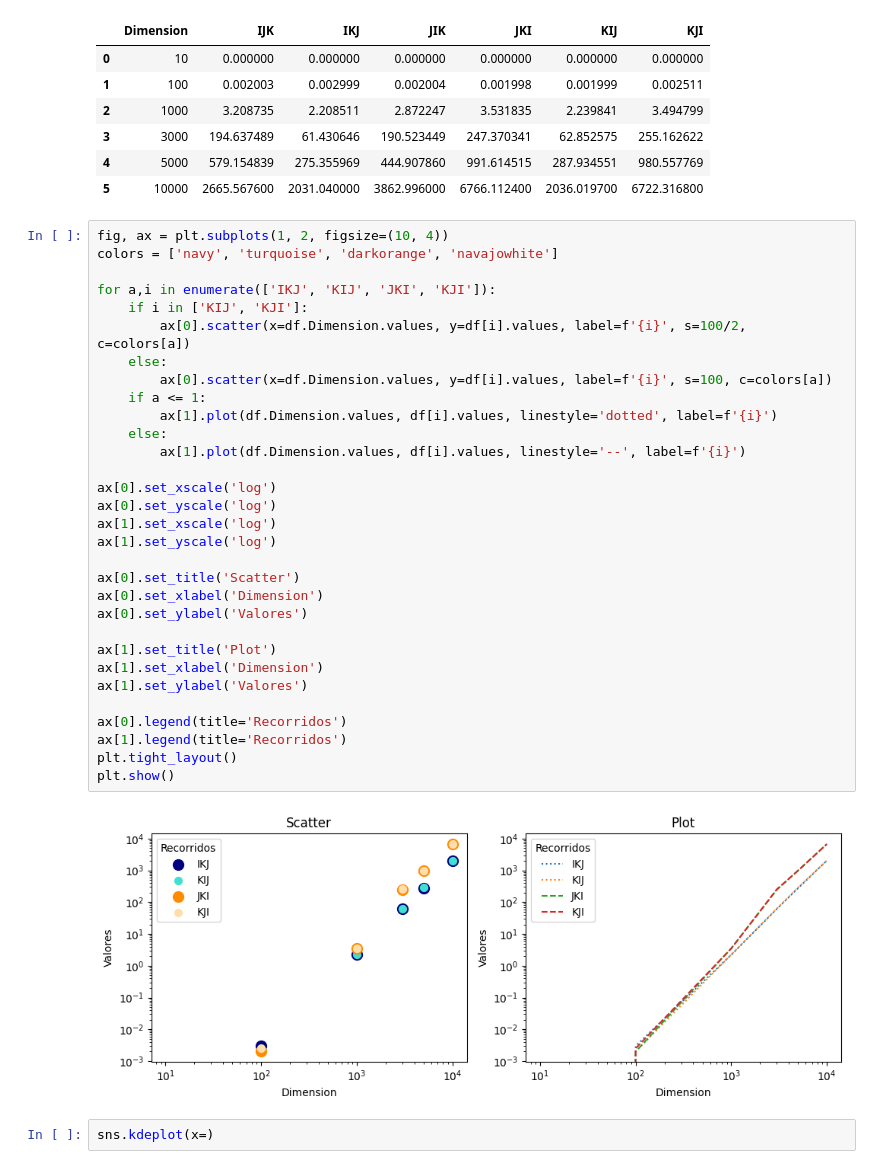
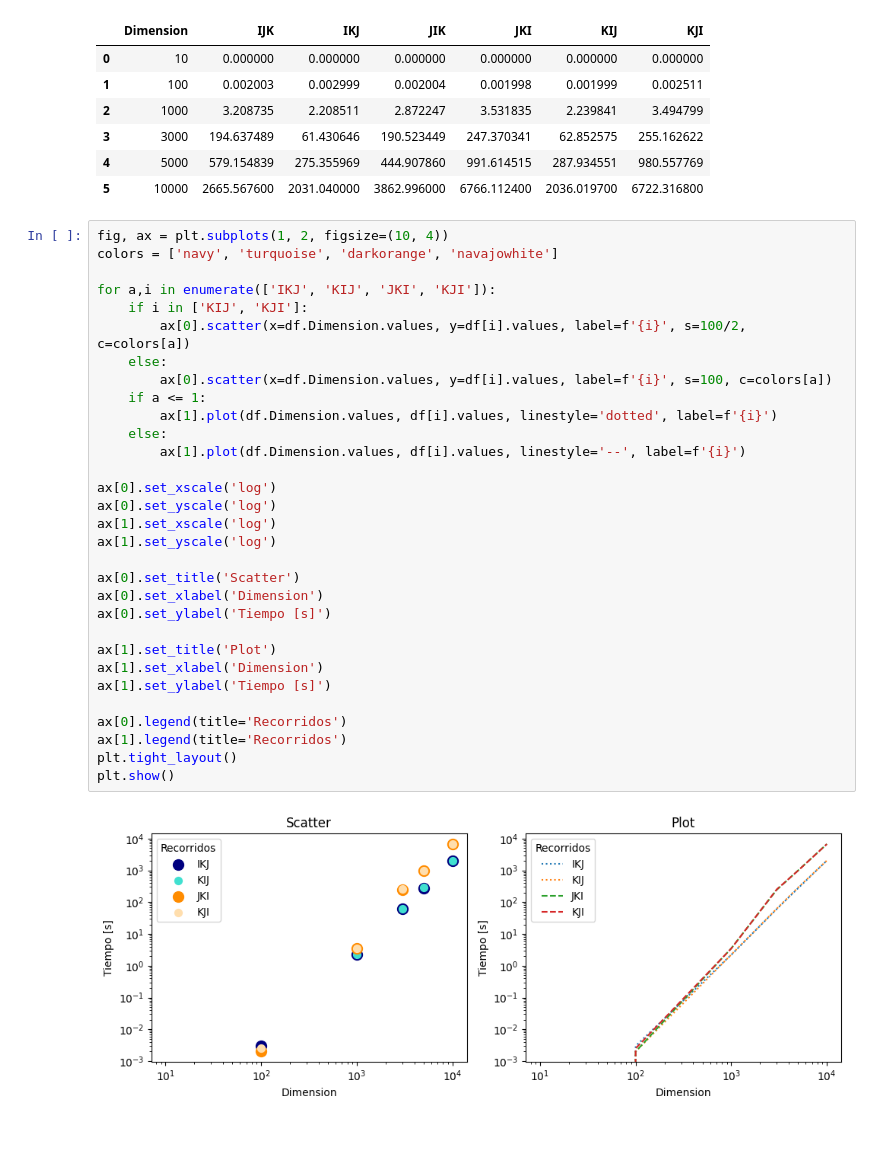
Before and after one commit to IanPangDev/Examen1-Sistemas_distribuidos, a Jupyter notebook: Examen4/analisis.ipynb, the cells around one changed output. Saved outputs shown, nothing was run; the diff lists cells and outputs as text; blank space fills up the shorter version.

```diff
--- a/Examen4/analisis.ipynb
+++ b/Examen4/analisis.ipynb
@@ -18,35 +18,33 @@ df
 # %%
 fig, ax = plt.subplots(1, 2, figsize=(10, 4))
 colors = ['navy', 'turquoise', 'darkorange', 'navajowhite']
 
 for a,i in enumerate(['IKJ', 'KIJ', 'JKI', 'KJI']):
     if i in ['KIJ', 'KJI']:
         ax[0].scatter(x=df.Dimension.values, y=df[i].values, label=f'{i}', s=100/2, c=colors[a])
     else:
         ax[0].scatter(x=df.Dimension.values, y=df[i].values, label=f'{i}', s=100, c=colors[a])
     if a <= 1:
         ax[1].plot(df.Dimension.values, df[i].values, linestyle='dotted', label=f'{i}')
     else:
         ax[1].plot(df.Dimension.values, df[i].values, linestyle='--', label=f'{i}')
 
 ax[0].set_xscale('log')
 ax[0].set_yscale('log')
 ax[1].set_xscale('log')
 ax[1].set_yscale('log')
 
 ax[0].set_title('Scatter')
 ax[0].set_xlabel('Dimension')
-ax[0].set_ylabel('Valores')
+ax[0].set_ylabel('Tiempo [s]')
 
 ax[1].set_title('Plot')
 ax[1].set_xlabel('Dimension')
-ax[1].set_ylabel('Valores')
+ax[1].set_ylabel('Tiempo [s]')
 
 ax[0].legend(title='Recorridos')
 ax[1].legend(title='Recorridos')
 plt.tight_layout()
 plt.show()
 # %% [output]
-[figure, old version]
+[figure, new version]
-# %%
-sns.kdeplot(x=)
```
Also changed, not shown: parts of 6 cells of this notebook.
